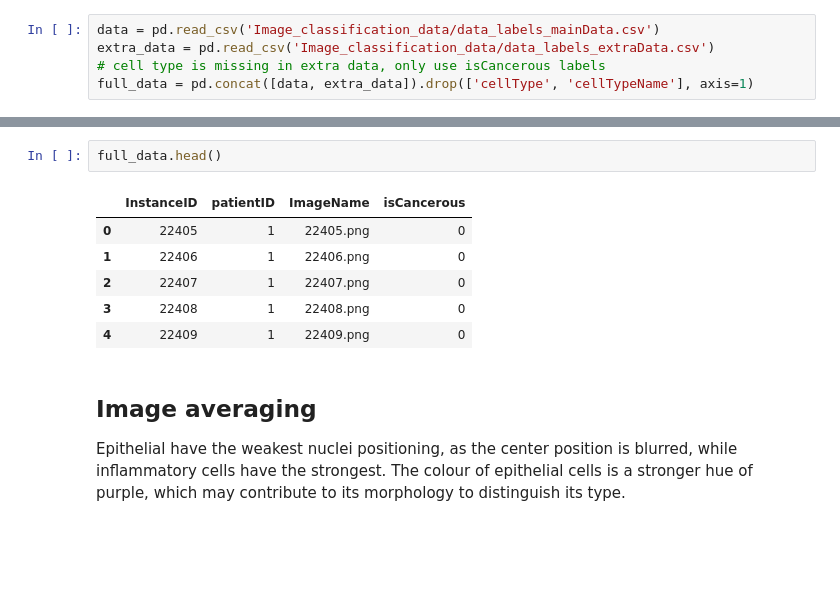
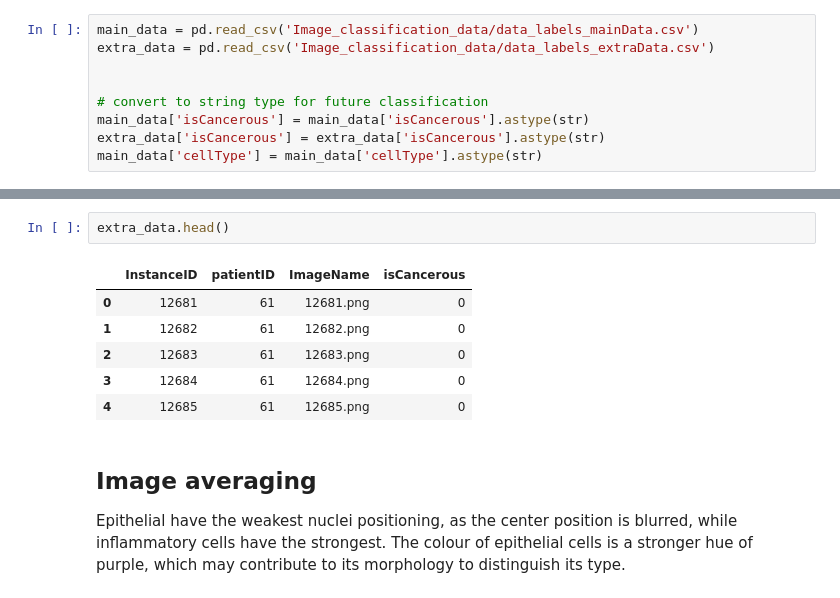
Before and after one commit to Keen2Kode/Machine-Learning, a Jupyter notebook: assignment_2.ipynb, the cells around one changed output, grey strips where cells are left out. Saved outputs shown, nothing was run; the diff lists cells and outputs as text; blank space fills up the shorter version.

```diff
--- a/assignment_2.ipynb
+++ b/assignment_2.ipynb
@@ -51,5 +59,9 @@ Full data: used for isCancerous classification, and to pretrain for cell type. D
 # %%
-data = pd.read_csv('Image_classification_data/data_labels_mainData.csv')
+main_data = pd.read_csv('Image_classification_data/data_labels_mainData.csv')
 extra_data = pd.read_csv('Image_classification_data/data_labels_extraData.csv')
-# cell type is missing in extra data, only use isCancerous labels
-full_data = pd.concat([data, extra_data]).drop(['cellType', 'cellTypeName'], axis=1)
+
+
+# convert to string type for future classification
+main_data['isCancerous'] = main_data['isCancerous'].astype(str)
+extra_data['isCancerous'] = extra_data['isCancerous'].astype(str)
+main_data['cellType'] = main_data['cellType'].astype(str)
@@ -70,14 +75,14 @@ data.head()
 | 3 | 22408 | 1 | 22408.png | fibroblast | 0 | 0 |
 | 4 | 22409 | 1 | 22409.png | fibroblast | 0 | 0 |
 # %%
-full_data.head()
+extra_data.head()
 # %% [output]
 |  | InstanceID | patientID | ImageName | isCancerous |
-| 0 | 22405 | 1 | 22405.png | 0 |
-| 1 | 22406 | 1 | 22406.png | 0 |
-| 2 | 22407 | 1 | 22407.png | 0 |
-| 3 | 22408 | 1 | 22408.png | 0 |
-| 4 | 22409 | 1 | 22409.png | 0 |
+| 0 | 12681 | 61 | 12681.png | 0 |
+| 1 | 12682 | 61 | 12682.png | 0 |
+| 2 | 12683 | 61 | 12683.png | 0 |
+| 3 | 12684 | 61 | 12684.png | 0 |
+| 4 | 12685 | 61 | 12685.png | 0 |
 # %% [markdown]
 ## Image averaging
 Epithelial have  the weakest nuclei positioning, as the center position is blurred, while inflammatory cells have the strongest.
```
Also changed, not shown: parts of 22 cells of this notebook.
